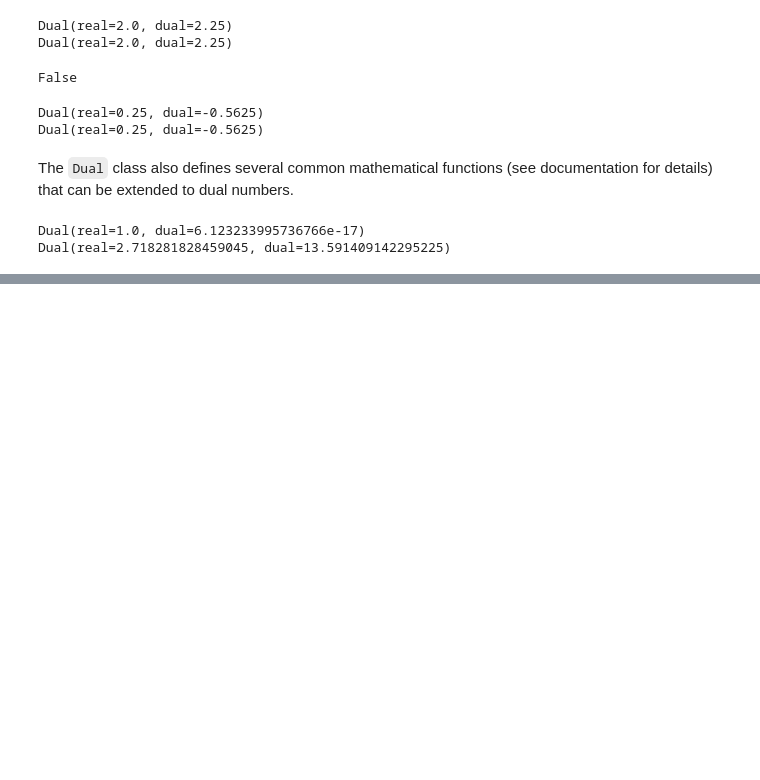
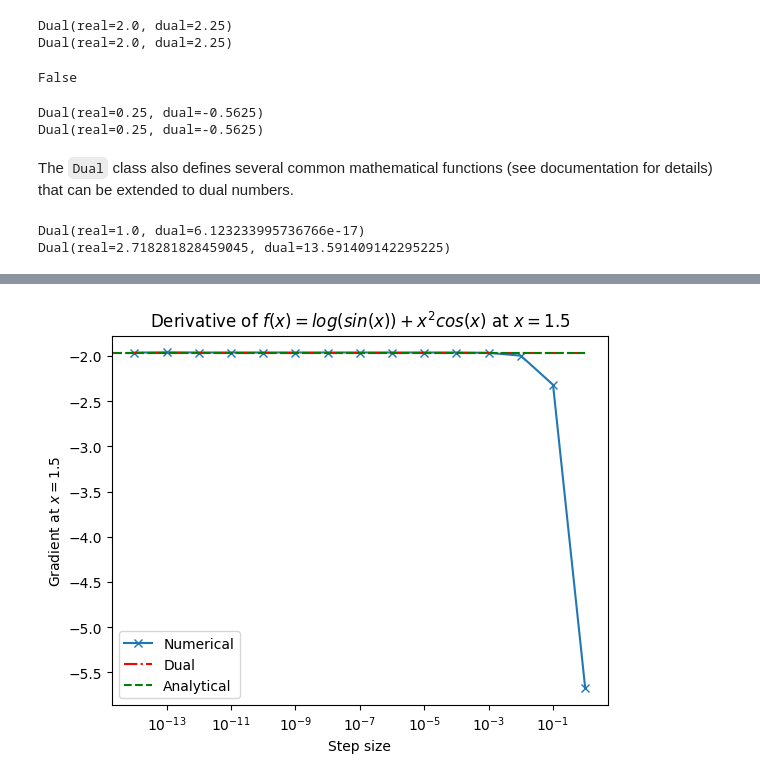
Before and after one commit to Fayzan03/C1_Coursework, a Jupyter notebook: docs/Tutorial/dual_autodiff.ipynb, the cells around one changed output, grey strips where cells are left out. Drawn from its saved outputs; the diff is of its cells as text; code cells hidden in the pictures; blank space fills up the shorter version.

```diff
--- a/docs/Tutorial/dual_autodiff.ipynb
+++ b/docs/Tutorial/dual_autodiff.ipynb
@@ -98,15 +108,9 @@ Below, we compute the gradient of $ f(x) = log(sin(x)) + x^2 cos(x) $ using dual
 # Define a function that we would like to differentiate.
 output = (x.sin()).log() + (x**2) * x.cos()
 
-# Compute gradient at x==1.5 using Taylors' Theorem
+# Compute the gradient at x==1.5 using Taylors' Theorem
 x=df.Dual(1.5,1)
-gradient=output.dual
-print(gradient)
-
-# Compare to the analytical result
-def f_prime(x):
-    return 1/np.tan(x) + 2*x*np.cos(x) - x**2 * np.sin(x)
-
-print(f_prime(1.5))
+grad_dual=output.dual
+print(grad_dual)
 # %% [output]
 -1.9612372705533612
@@ -113,0 +119,7 @@ print(f_prime(1.5))
+# %%
+# Compare to the analytical result
+def f_prime(x):
+    return 1/np.tan(x) + 2*x*np.cos(x) - x**2 * np.sin(x)
+
+grad_anal=f_prime(1.5)
+print(grad_anal)
@@ -113,0 +132,28 @@ print(f_prime(1.5))
+# %%
+# Define the function f to compute the numerical gradient
+def f(x):
+    y = np.log(np.sin(x)) + x**2 *np.cos(x)
+    return y
+
+# Compute the numerical gradient at x==1.5
+x=1.5
+
+grad_num=[]
+for i in range(15):
+    eps=10**(-i)
+    y = (f(x+eps) - f(x))/eps
+    grad_num.append(y)
+
+# Plot the gradient at each step size
+step_size=[10**(-i) for i in range(15)]
+plt.plot(step_size, grad_num, marker='x', label="Numerical")
+plt.xlabel("Step size")
+plt.xscale('log')
+plt.ylabel("Gradient at $x=1.5$")
+plt.title("Derivative of $ f(x) = log(sin(x)) + x^2 cos(x) $ at $x=1.5$")
+plt.hlines(grad_dual, xmin=0, xmax=1, color='r', ls="-.", label= "Dual")
+plt.hlines(grad_anal, xmin=0, xmax=1, color='g', ls="--", label= "Analytical")
+plt.legend()
+plt.show()
+# %% [output]
+[figure, added]
```
Also changed, not shown: parts of 12 cells of this notebook, 8 other files.
